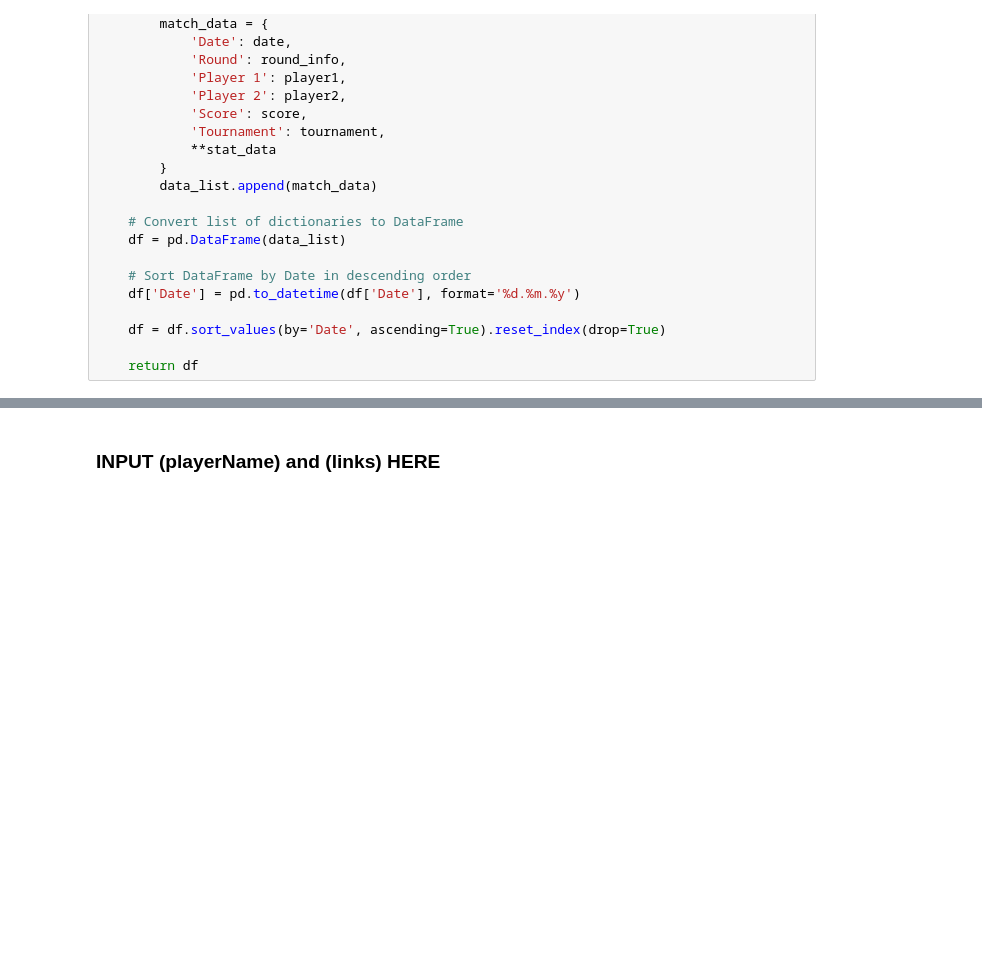
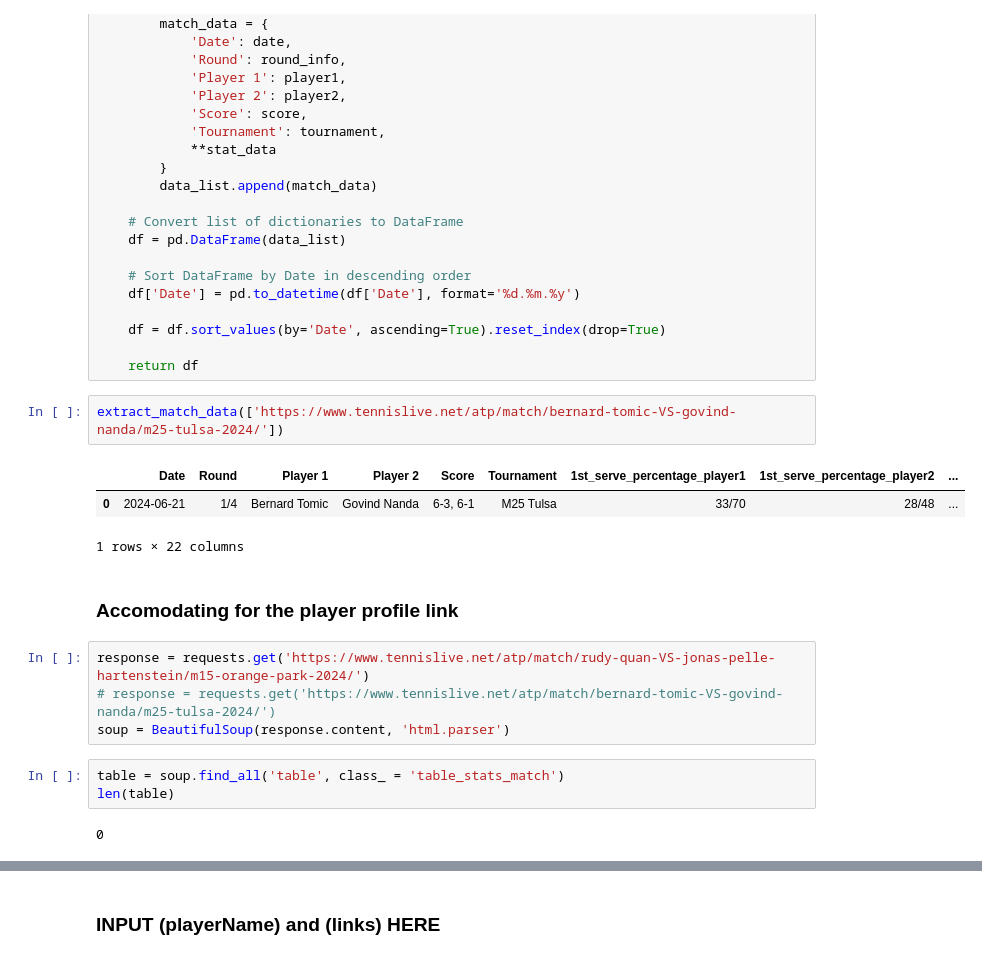
Before and after one commit to cjgimena/Webscraping-Project, a Jupyter notebook: Webscraping Project.ipynb, the cells around one changed output, grey strips where cells are left out. Saved outputs shown, nothing was run; the diff lists cells and outputs as text; blank space fills up the shorter version.

```diff
--- a/Webscraping Project.ipynb
+++ b/Webscraping Project.ipynb
@@ -248,3 +248,20 @@ def extract_match_data(urls):
     df = df.sort_values(by='Date', ascending=True).reset_index(drop=True)
 
     return df
+# %%
+extract_match_data(['https://www.tennislive.net/atp/match/bernard-tomic-VS-govind-nanda/m25-tulsa-2024/'])
+# %% [output]
+|  | Date | Round | Player 1 | Player 2 | Score | Tournament | 1st_serve_percentage_player1 | 1st_serve_percentage_player2 | ... |
+| 0 | 2024-06-21 | 1/4 | Bernard Tomic | Govind Nanda | 6-3, 6-1 | M25 Tulsa | 33/70 | 28/48 | ... |
+1 rows × 22 columns
+# %% [markdown]
+### Accomodating for the player profile link
+# %%
+response = requests.get('https://www.tennislive.net/atp/match/rudy-quan-VS-jonas-pelle-hartenstein/m15-orange-park-2024/')
+# response = requests.get('https://www.tennislive.net/atp/match/bernard-tomic-VS-govind-nanda/m25-tulsa-2024/')
+soup = BeautifulSoup(response.content, 'html.parser')
+# %%
+table = soup.find_all('table', class_ = 'table_stats_match')
+len(table)
+# %% [output]
+0
```
Also changed, not shown: parts of 48 cells of this notebook, 1 other file.
